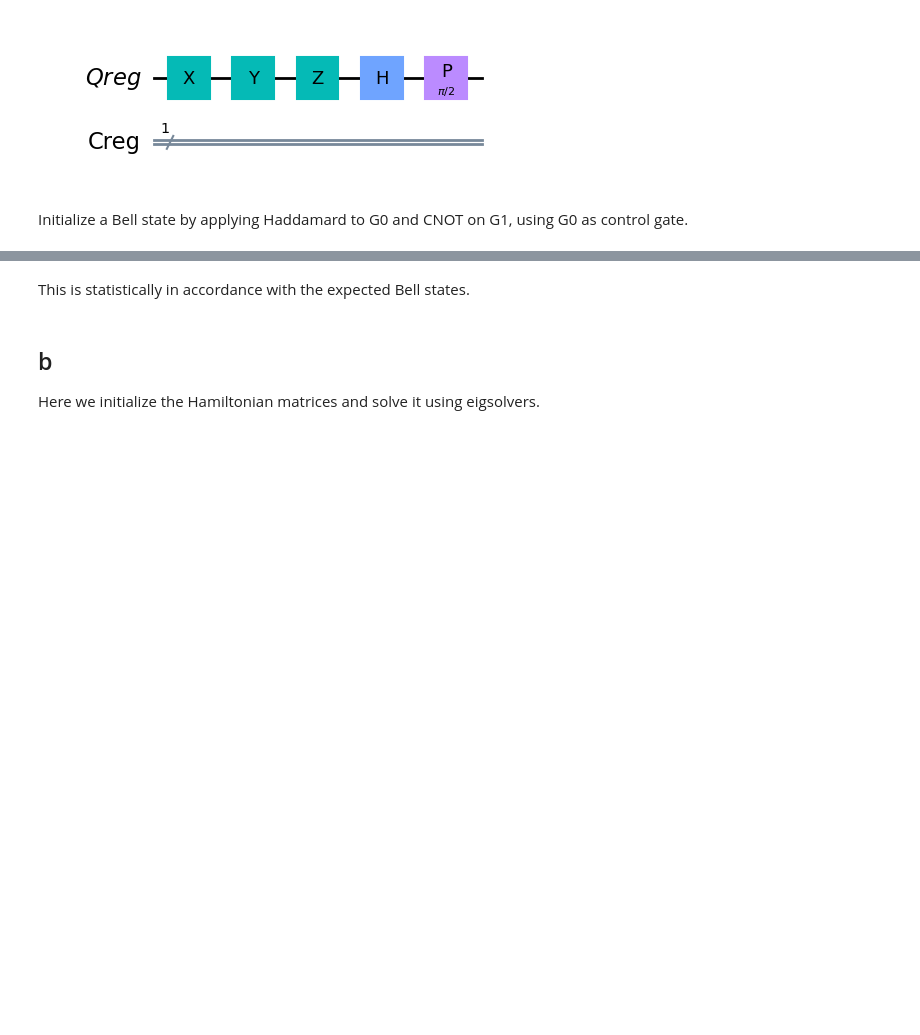
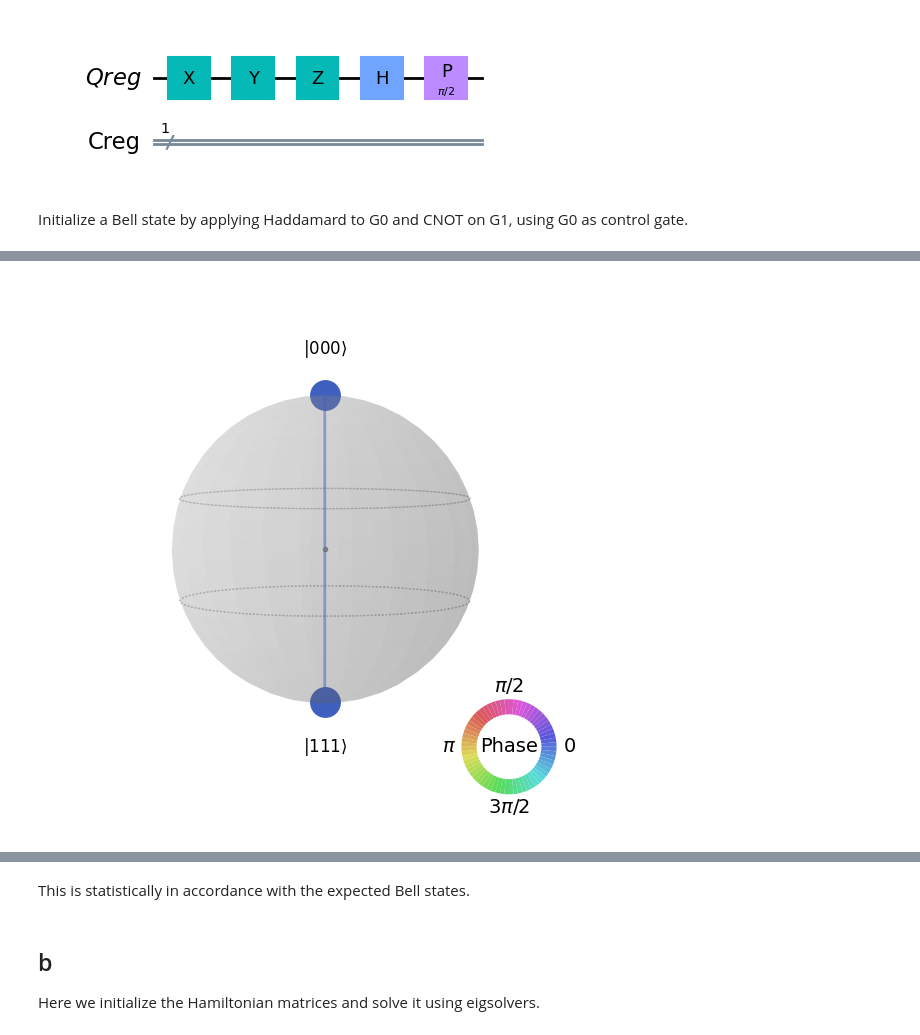
Before and after one commit to hkve/Lipkin-Model-FYS5419, a Jupyter notebook: Project1.ipynb, the cells around one changed output, grey strips where cells are left out. Cells and saved outputs as stored; diff of their text form; code cells hidden in the pictures; blank space fills up the shorter version.

```diff
--- a/Project1.ipynb
+++ b/Project1.ipynb
@@ -92,0 +95,4 @@ qc_2.draw('mpl')
+# %%
+plot_state_qsphere(state)
+# %% [output]
+[figure, added]
```
Also changed, not shown: parts of 16 cells of this notebook.
